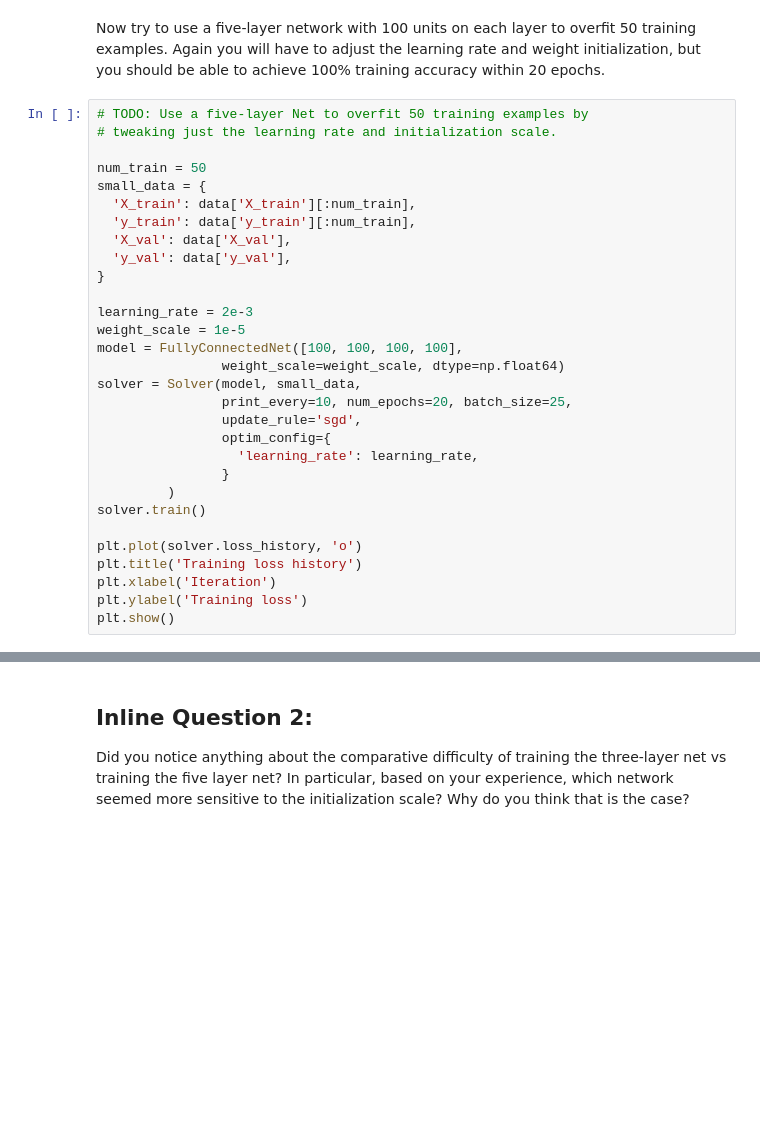
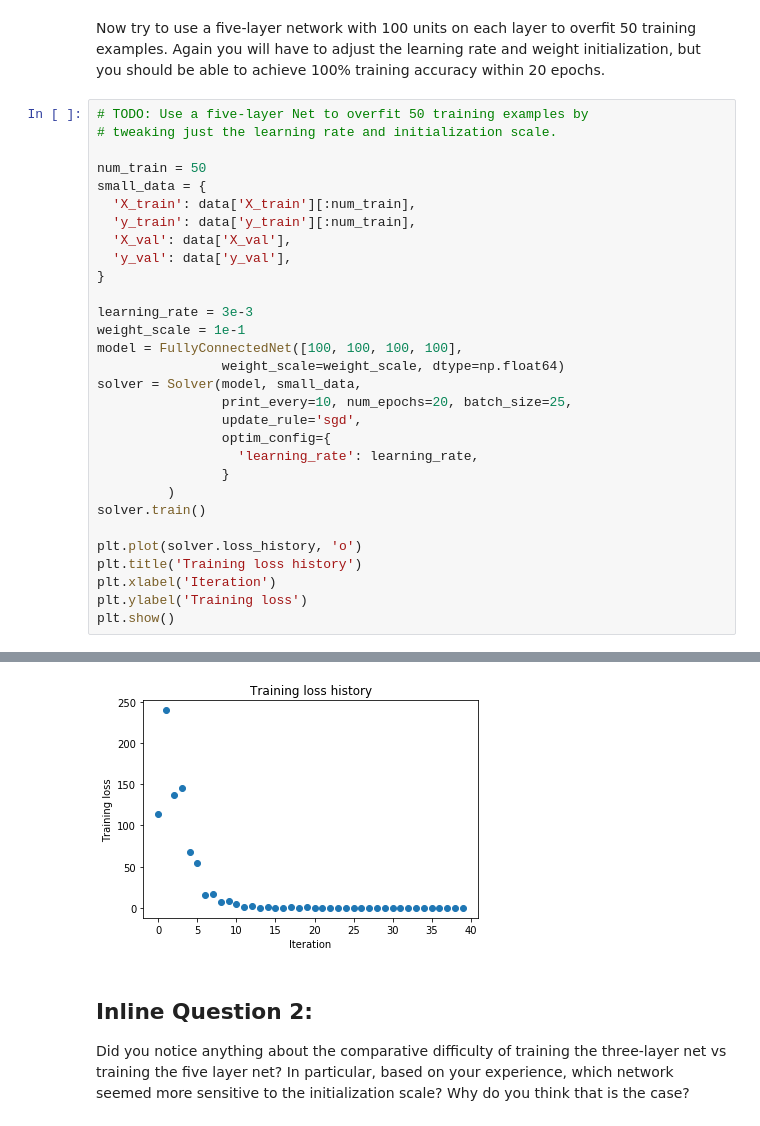
Before and after one commit to whu-pzhang/cs231n, a Jupyter notebook: assignment2/FullyConnectedNets.ipynb, the cells around one changed output, grey strips where cells are left out. Cells and saved outputs as stored; diff of their text form; blank space fills up the shorter version.

```diff
--- a/assignment2/FullyConnectedNets.ipynb
+++ b/assignment2/FullyConnectedNets.ipynb
@@ -466,8 +497,8 @@ small_data = {
   'y_val': data['y_val'],
 }
 
-learning_rate = 2e-3
-weight_scale = 1e-5
+learning_rate = 3e-3
+weight_scale = 1e-1
 model = FullyConnectedNet([100, 100, 100, 100],
                 weight_scale=weight_scale, dtype=np.float64)
 solver = Solver(model, small_data,
@@ -484,3 +515,4 @@ plt.title('Training loss history')
 plt.xlabel('Iteration')
 plt.ylabel('Training loss')
 plt.show()
+# %% [output]
@@ -487,3 +536,4 @@ plt.show()
+[figure, added]
 # %% [markdown]
 ## Inline Question 2:
 Did you notice anything about the comparative difficulty of training the three-layer net vs training the five layer net? In particular, based on your experience, which network seemed more sensitive to the initialization scale? Why do you think that is the case?
```
Also changed, not shown: parts of 3 cells of this notebook, 1 other file.
